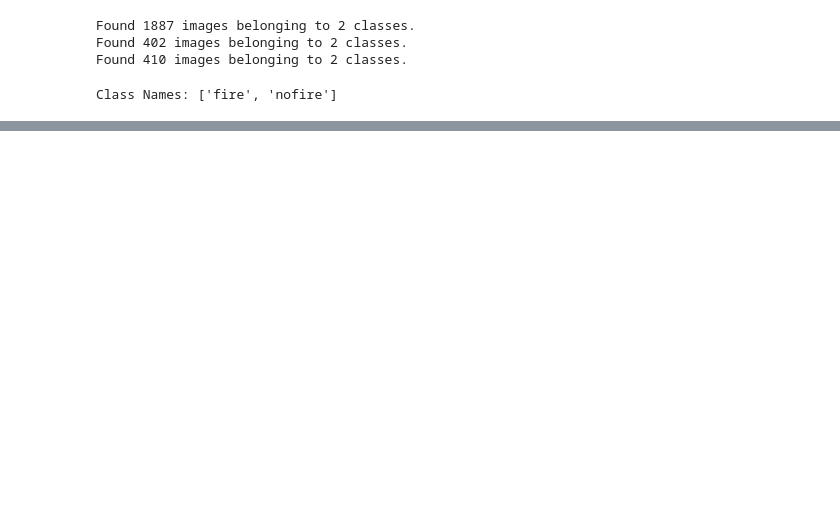
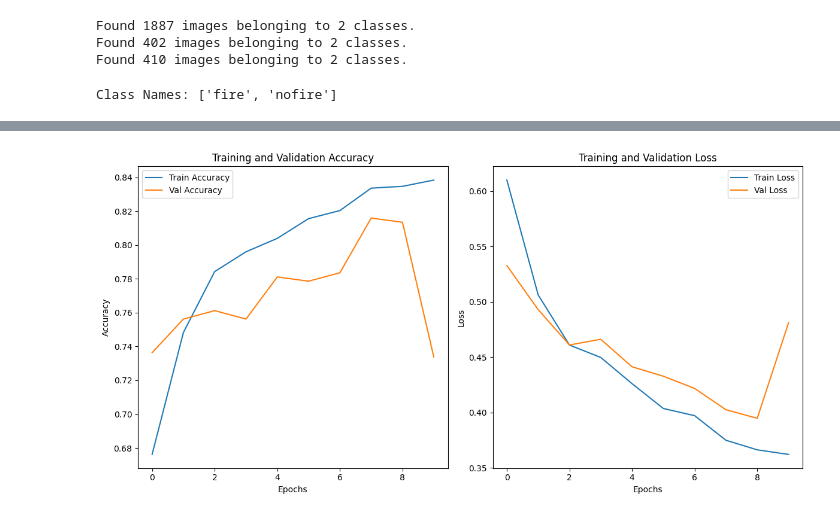
Before and after one commit to luffystxr/week2, a Jupyter notebook: Forest_Fire_Detection.ipynb, the cells around one changed output, grey strips where cells are left out. Cells and saved outputs as stored; diff of their text form; code cells hidden in the pictures; blank space fills up the shorter version.

```diff
--- a/Forest_Fire_Detection.ipynb
+++ b/Forest_Fire_Detection.ipynb
@@ -178,3 +200,26 @@ Model: "sequential"
  Total params: 19,034,177 (72.61 MB)
  Trainable params: 19,034,177 (72.61 MB)
  Non-trainable params: 0 (0.00 B)
+# %%
+from tensorflow.keras.callbacks import EarlyStopping, ReduceLROnPlateau
+
+early_stop = EarlyStopping(
+    monitor='val_accuracy',    # or 'val_loss'
+    patience=5,
+    restore_best_weights=True,
+    verbose=1,
+    mode='max'                 # use 'min' if monitoring loss
+)
+
+reduce_lr = ReduceLROnPlateau(
+    monitor='val_accuracy',
+    factor=0.5,
+    patience=3,
+    min_lr=1e-7,
+    verbose=1,
+    mode='max'
+)
+# %%
+# Train with frozen base
+history = model.fit(train_generator, epochs=10, validation_data=val_generator,
+                    callbacks=[early_stop, reduce_lr])
@@ -180,0 +248,24 @@ Model: "sequential"
+# %%
+# Plot training & validation accuracy
+plt.figure(figsize=(12, 6))
+plt.subplot(1, 2, 1)
+plt.plot(history.history['accuracy'], label='Train Accuracy')
+plt.plot(history.history['val_accuracy'], label='Val Accuracy')
+plt.title('Training and Validation Accuracy')
+plt.xlabel('Epochs')
+plt.ylabel('Accuracy')
+plt.legend()
+
+# Plot training & validation loss
+plt.subplot(1, 2, 2)
+plt.plot(history.history['loss'], label='Train Loss')
+plt.plot(history.history['val_loss'], label='Val Loss')
+plt.title('Training and Validation Loss')
+plt.xlabel('Epochs')
+plt.ylabel('Loss')
+plt.legend()
+
+# Show plots
+plt.tight_layout()
+# %% [output]
+[figure, added]
```
Also changed, not shown: parts of 15 cells of this notebook.
